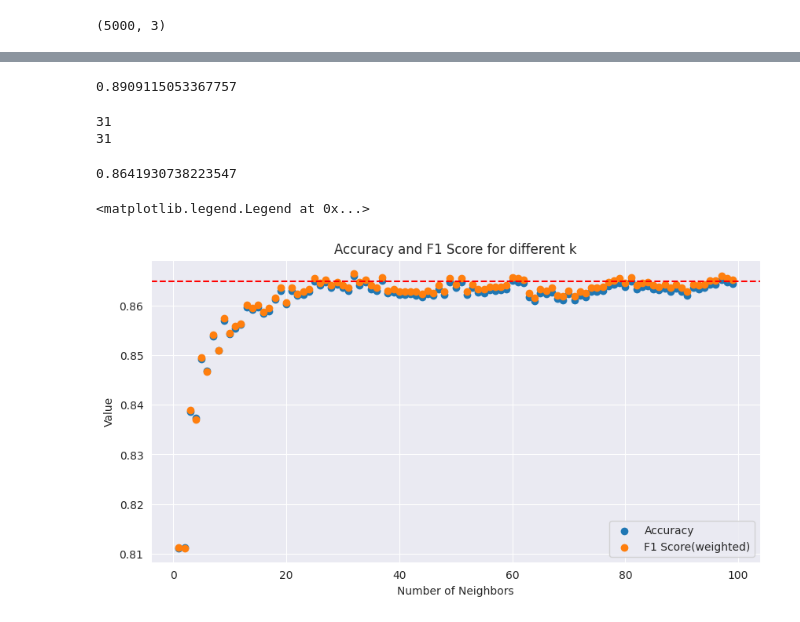
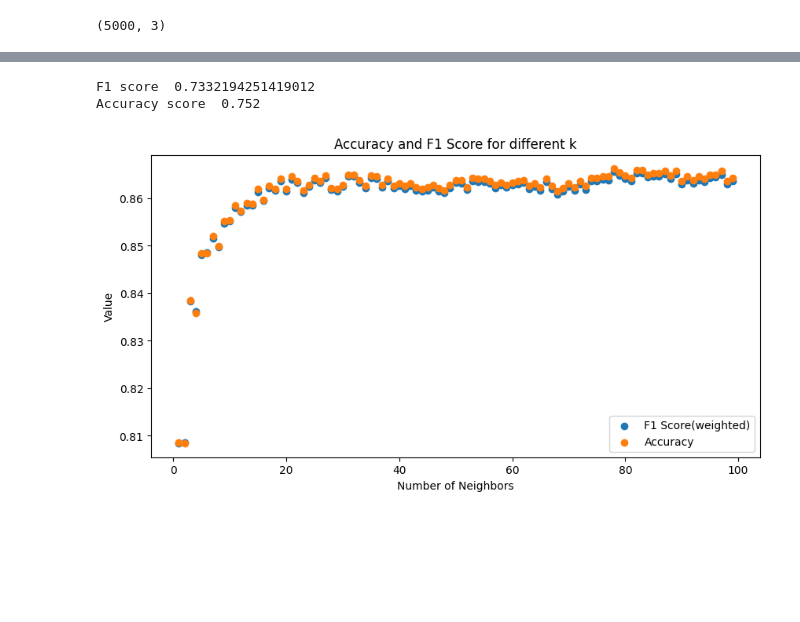
Before and after one commit to Amrithya/Performance-Analysis-of-KNN-on-Waveforms-dataset, a Jupyter notebook: knn_with_KNeighborsClassifier.ipynb, the cells around one changed output, grey strips where cells are left out. Cells and saved outputs as stored; diff of their text form; code cells hidden in the pictures; blank space fills up the shorter version.

```diff
--- a/knn_with_KNeighborsClassifier.ipynb
+++ b/knn_with_KNeighborsClassifier.ipynb
@@ -132,6 +259,6 @@ print(x.shape)
 # %%
 x_train,x_test,y_train,y_test = train_test_split(x,y,test_size=0.2,random_state=42)
 # %%
-knn=KNeighborsClassifier(n_neighbors=5)
+knn=KNeighborsClassifier(n_neighbors=70)
 knn.fit(x_train,y_train)
 # %% [output]
@@ -139,7 +266,7 @@ KNeighborsClassifier()
 # %%
 k=list(range(1,100))
-accuracies=[]
+accuracies_pca=[]
 variances=[]
 for i in k:
     c_v=cross_val_score(KNeighborsClassifier(n_neighbors=i),X=x_train,y=y_train,cv=5,scoring="accuracy")
-    accuracies.append(np.mean(c_v))
+    accuracies_pca.append(np.mean(c_v))
@@ -161,3 +297,7 @@ print(np.argmax(accuracies))
 # %%
-oversample = SMOTE()
+oversample = SMOTE(sampling_strategy='all')
+counter = Counter(y_train)
+print(counter)
 X_train_smote, y_train_smote = oversample.fit_resample(x_train, y_train)
+counter = Counter(y_train_smote)
+print(counter)
@@ -164,3 +306,0 @@ X_train_smote, y_train_smote = oversample.fit_resample(x_train, y_train)
-# %%
-knn=KNeighborsClassifier(n_neighbors=5)
-knn.fit(X_train_smote, y_train_smote)
@@ -178,7 +321,9 @@ y_pred_smote = knn.predict(X_train_smote)
 # %%
-print(f1_score(y_train_smote,y_pred_smote,average='weighted'))
+print("F1 score ",f1_score(y_test,y_pred_smote,average='weighted'))
+print("Accuracy score ",accuracy_score(y_test,y_pred_smote))
 # %% [output]
-0.8909115053367757
+F1 score  0.7332194251419012
+Accuracy score  0.752
 # %%
 k=list(range(1,100))
 accuracies_smote=[]
@@ -190,25 +335,14 @@ f_score=[]
 for i in k:
     c_v=cross_val_score(KNeighborsClassifier(n_neighbors=i),X=X_train_smote,y=y_train_smote,cv=5,scoring="f1_weighted")
     f_score.append(np.mean(c_v))
-# %%
-print(np.argmax(f_score))
-print(np.argmax(accuracies_smote))
-# %% [output]
-31
-31
-# %%
-print(f_score[32])
-# %% [output]
-0.8641930738223547
 # %%
 plt.figure(figsize=(10,5))
-plt.scatter(x=list(range(1,100)),y=f_score)
-plt.scatter(x=list(range(1,100)),y=accuracies_smote)
-plt.axhline(0.865,linestyle='--',color='r',label= 'Bayesian Accuracy')
+plt.scatter(x=list(range(1,100)),y=f_score,label='F1 Score(weighted)')
+plt.scatter(x=list(range(1,100)),y=accuracies_smote,label='Accuracy')
 plt.xlabel('Number of Neighbors')
 plt.ylabel("Value")
 plt.title("Accuracy and F1 Score for different k")
-plt.legend(['Accuracy','F1 Score(weighted)'])
+plt.legend()
+plt.savefig('smote_f1_accuracy.png')
 # %% [output]
-<matplotlib.legend.Legend at 0x...>
-[figure, old version]
+[figure, new version]
```
Also changed, not shown: parts of 37 cells of this notebook, 5 other files.
